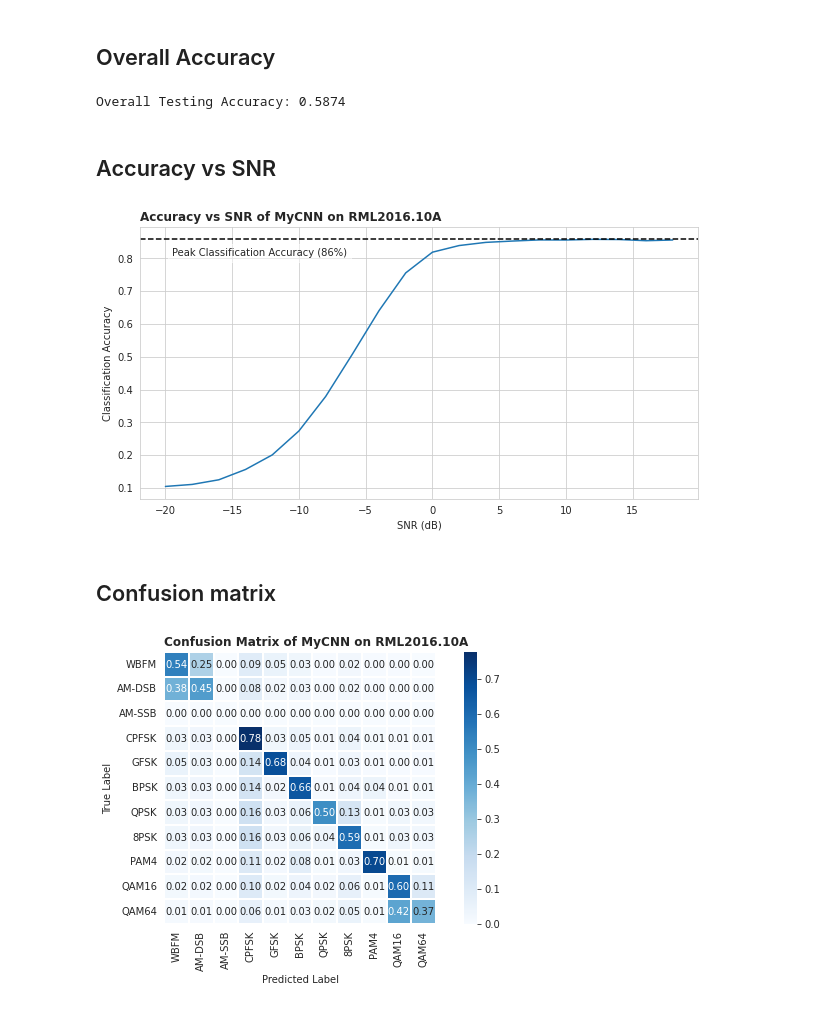
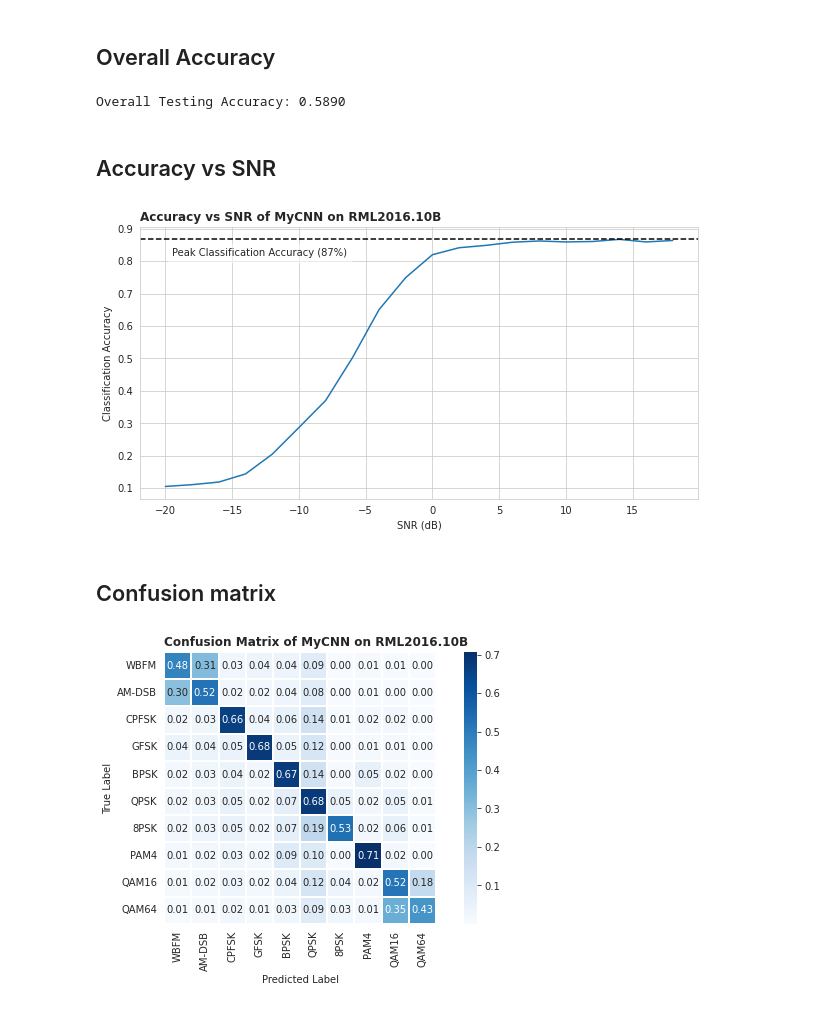
Before and after one commit to YairYarden/DeepCascadingAMC, a Jupyter notebook: Ex1.ipynb, the cells around one changed output. Drawn from its saved outputs; the diff is of its cells as text; code cells hidden in the pictures.

```diff
--- a/Ex1.ipynb
+++ b/Ex1.ipynb
@@ -141,7 +141,6 @@ Training Examples
 # %%
 le = Encoder(["WBFM",
               "AM-DSB",
-              "AM-SSB",
               "CPFSK",
               "GFSK",
               "BPSK",
@@ -248,7 +246,7 @@ class MyCNN(Model):
 
         return x
 
-model = MyCNN(input_samples=128, n_classes=11)
+model = MyCNN(input_samples=128, n_classes=10)
 print(model)
 # %% [output]
 MyCNN(
@@ -433,7 +432,7 @@ model saved to "/content/drive/MyDrive/Deep_learning_05107255/project/checkpoint
 acc = compute_accuracy(model=model, data=test, le=le)
 print("Overall Testing Accuracy: {:.4f}".format(acc))
 # %% [output]
-Overall Testing Accuracy: 0.5874
+Overall Testing Accuracy: 0.5890
 # %% [markdown]
 ## Accuracy vs SNR
 # %%
@@ -442,7 +441,7 @@ acc_vs_snr, snr = compute_accuracy_on_cross_sections(model=model,
                                                      le=le,
                                                      column="SNR")
 
-title = "Accuracy vs SNR of {model_name} on {dataset_name}".format(model_name="MyCNN", dataset_name="RML2016.10A")
+title = "Accuracy vs SNR of {model_name} on {dataset_name}".format(model_name="MyCNN", dataset_name="RML2016.10B")
 fig = plot_acc_vs_snr(acc_vs_snr=acc_vs_snr, snr=snr, title=title)
 if fig_dir is not None:
     file_path = "{fig_dir}/acc_vs_snr.pdf"
@@ -450,18 +449,18 @@ if fig_dir is not None:
     fig.savefig(file_path, format="pdf", transparent=True)
 plt.show()
 # %% [output]
-[figure, old version]
+[figure, new version]
 # %% [markdown]
 ## Confusion matrix
 # %%
 cmn = compute_confusion(model=model, data=test, le=le)
 
-title = "Confusion Matrix of {model_name} on {dataset_name}".format(model_name="MyCNN", dataset_name="RML2016.10A")
+title = "Confusion Matrix of {model_name} on {dataset_name}".format(model_name="MyCNN", dataset_name="RML2016.10B")
 fig = plot_confusion(cm=cmn, labels=le.labels, title=title)
 if fig_dir is not None:
     file_path = "{fig_dir}/confusion_matrix.pdf"
     print("Saving Figure -> {file_path}".format(file_path=file_path))
     fig.savefig(file_path, format="pdf", transparent=True)
 plt.show()
 # %% [output]
-[figure, old version]
+[figure, new version]
```
Also changed, not shown: parts of 7 cells of this notebook.
